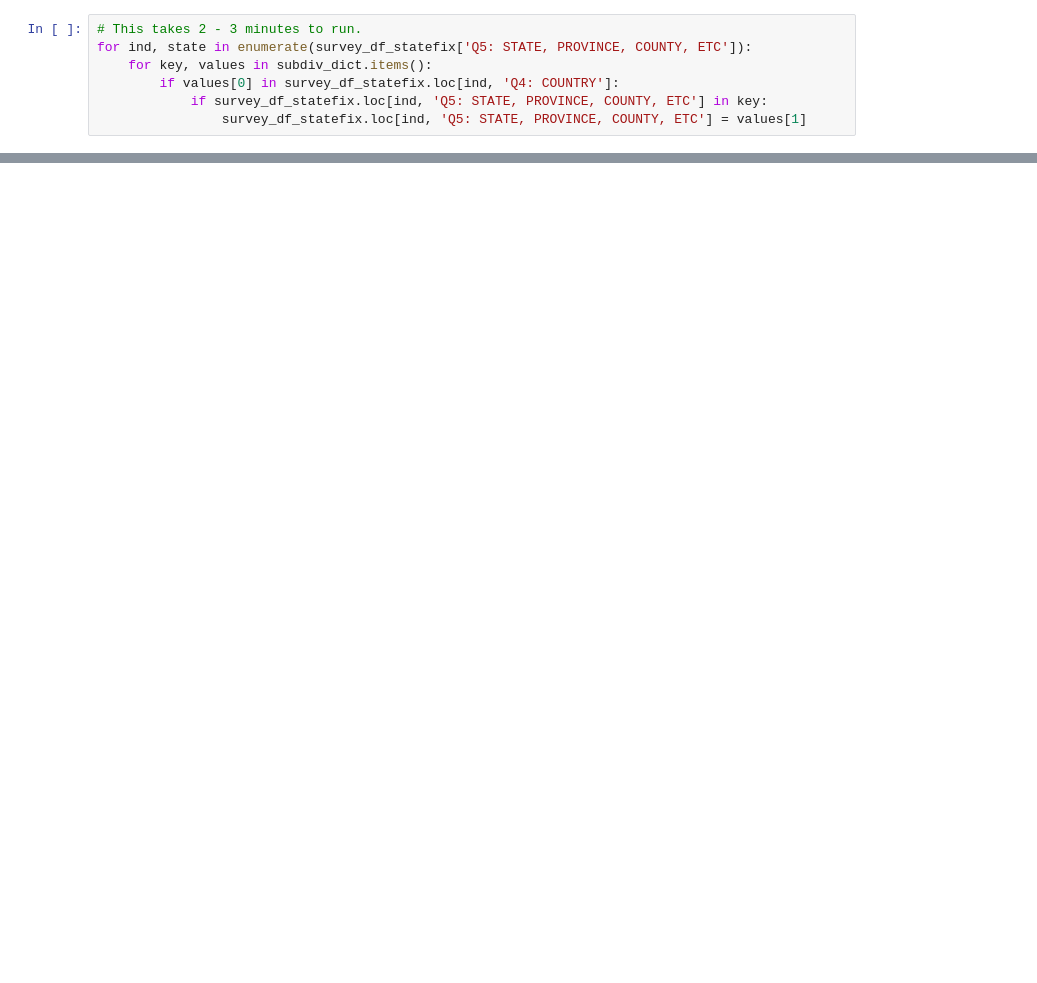
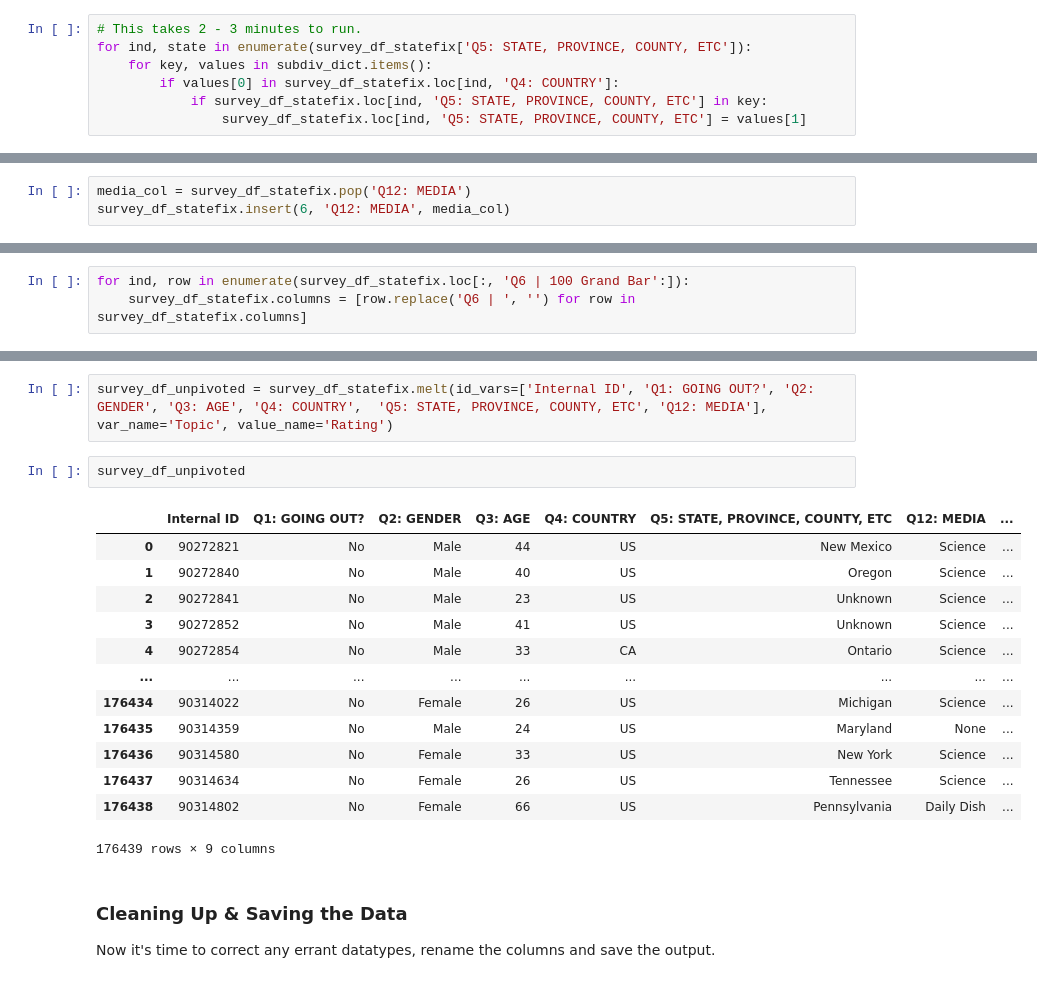
Before and after one commit to Joms94/Wrangling-Survey-Data, a Jupyter notebook: script_candyhierarchy2017.ipynb, the cells around one changed output, grey strips where cells are left out. Saved outputs shown, nothing was run; the diff lists cells and outputs as text; blank space fills up the shorter version.

```diff
--- a/script_candyhierarchy2017.ipynb
+++ b/script_candyhierarchy2017.ipynb
@@ -692,0 +748,3 @@ survey_df_statefix
+# %%
+media_col = survey_df_statefix.pop('Q12: MEDIA')
+survey_df_statefix.insert(6, 'Q12: MEDIA', media_col)
@@ -692,0 +753,3 @@ survey_df_statefix
+# %%
+for ind, row in enumerate(survey_df_statefix.loc[:, 'Q6 | 100 Grand Bar':]):
+    survey_df_statefix.columns = [row.replace('Q6 | ', '') for row in survey_df_statefix.columns]
@@ -692,0 +758,22 @@ survey_df_statefix
+# %%
+survey_df_unpivoted = survey_df_statefix.melt(id_vars=['Internal ID', 'Q1: GOING OUT?',	'Q2: GENDER', 'Q3: AGE', 'Q4: COUNTRY',	'Q5: STATE, PROVINCE, COUNTY, ETC', 'Q12: MEDIA'], var_name='Topic', value_name='Rating')
+# %%
+survey_df_unpivoted
+# %% [output]
+|  | Internal ID | Q1: GOING OUT? | Q2: GENDER | Q3: AGE | Q4: COUNTRY | Q5: STATE, PROVINCE, COUNTY, ETC | Q12: MEDIA | ... |
+| 0 | 90272821 | No | Male | 44 | US | New Mexico | Science | ... |
+| 1 | 90272840 | No | Male | 40 | US | Oregon | Science | ... |
+| 2 | 90272841 | No | Male | 23 | US | Unknown | Science | ... |
+| 3 | 90272852 | No | Male | 41 | US | Unknown | Science | ... |
+| 4 | 90272854 | No | Male | 33 | CA | Ontario | Science | ... |
+| ... | ... | ... | ... | ... | ... | ... | ... | ... |
+| 176434 | 90314022 | No | Female | 26 | US | Michigan | Science | ... |
+| 176435 | 90314359 | No | Male | 24 | US | Maryland | None | ... |
+| 176436 | 90314580 | No | Female | 33 | US | New York | Science | ... |
+| 176437 | 90314634 | No | Female | 26 | US | Tennessee | Science | ... |
+| 176438 | 90314802 | No | Female | 66 | US | Pennsylvania | Daily Dish | ... |
+176439 rows × 9 columns
+# %% [markdown]
+### Cleaning Up & Saving the Data
+
+Now it's time to correct any errant datatypes, rename the columns and save the output.
```
Also changed, not shown: parts of 28 cells of this notebook.
